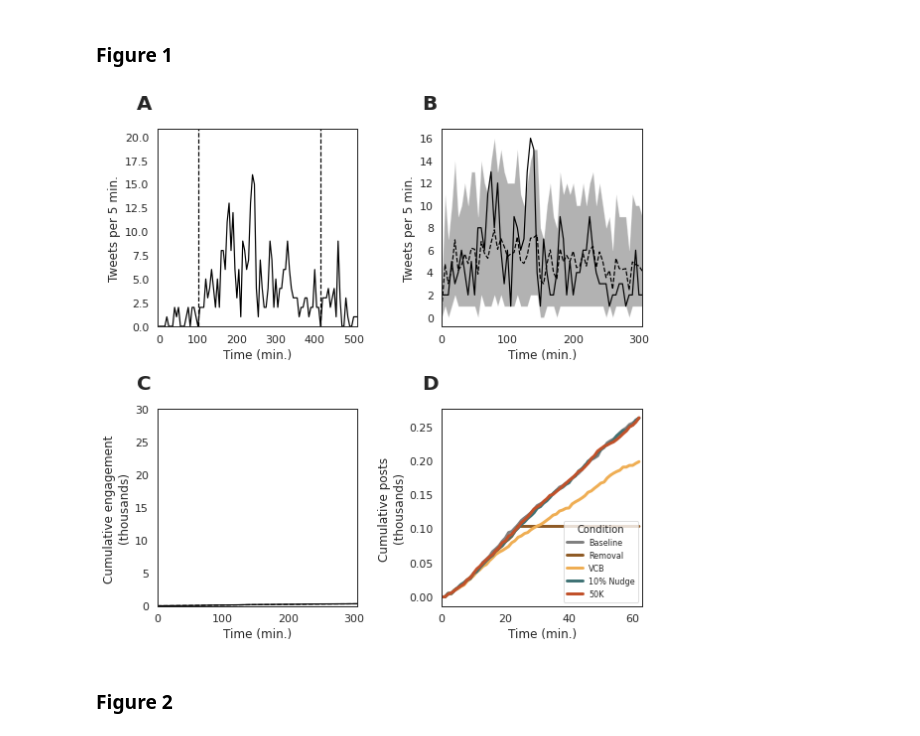
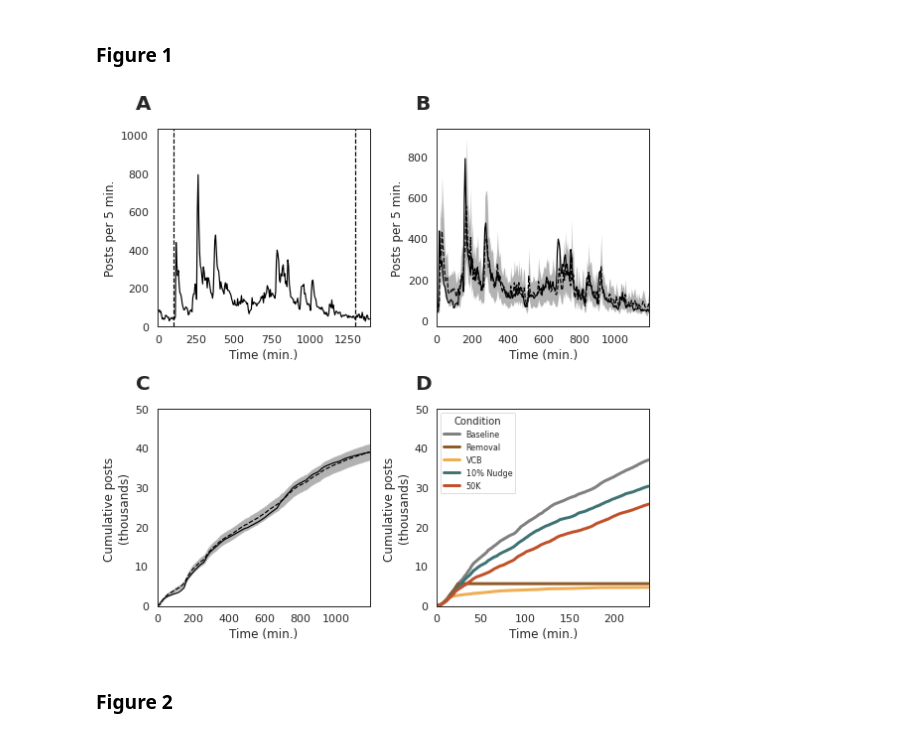
Before and after one commit to josephbb/CommunityNotesSim, a Jupyter notebook: Analysis.ipynb, the cells around one changed output. Drawn from its saved outputs; the diff is of its cells as text; code cells hidden in the pictures.

```diff
--- a/Analysis.ipynb
+++ b/Analysis.ipynb
@@ -613,23 +609,27 @@ plt.savefig('./output/figures/SI/SimulationValidation.png',dpi=400,transparent=F
 # %%
 sns.set_context('paper',font_scale=1.25)
 sns.set_style('white')
 
 #A not quite random event
 #If it breaks when you try a random one it's because
 #Figure A adds rows before and after the event
 #which isn't possible for all events.
-row_loc = 300
+row_loc = 435
 row = included.iloc[row_loc]
 
 from src.figures import plot_figure_1
 #The code for figure 1 is a bit messy.
 #The simulations and plotting for individual events
 #Is a little duct-tapey.
+
+
+
 plot_figure_1(row, included,pal,root='.')
 
-plt.savefig('./output/figures/MS/Fig1.png')
+
+plt.savefig('./output/figures/MS/Fig1.png',dpi=300)
 # %% [output]
-[figure, old version]
+[figure, new version]
 # %% [markdown]
 <h3>Figure 2</h3>
 # %%
```
Also changed, not shown: parts of 29 cells of this notebook, 3 other files.
